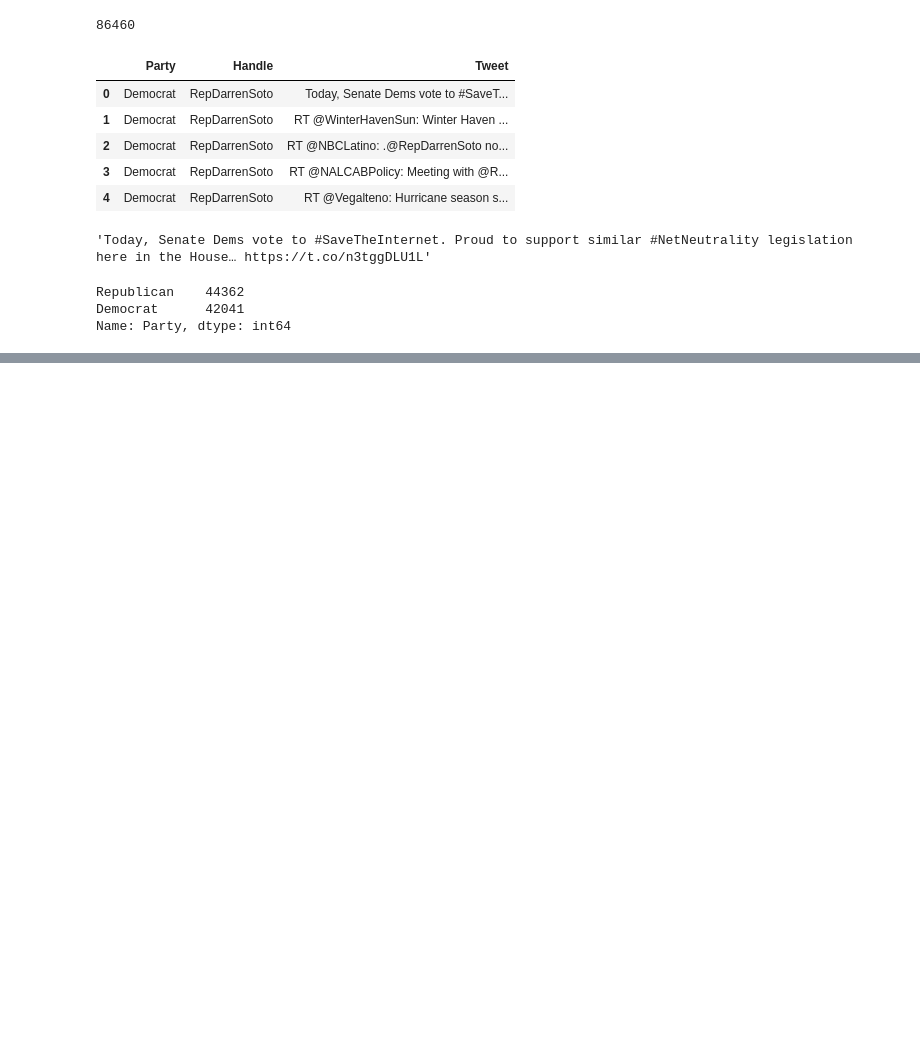
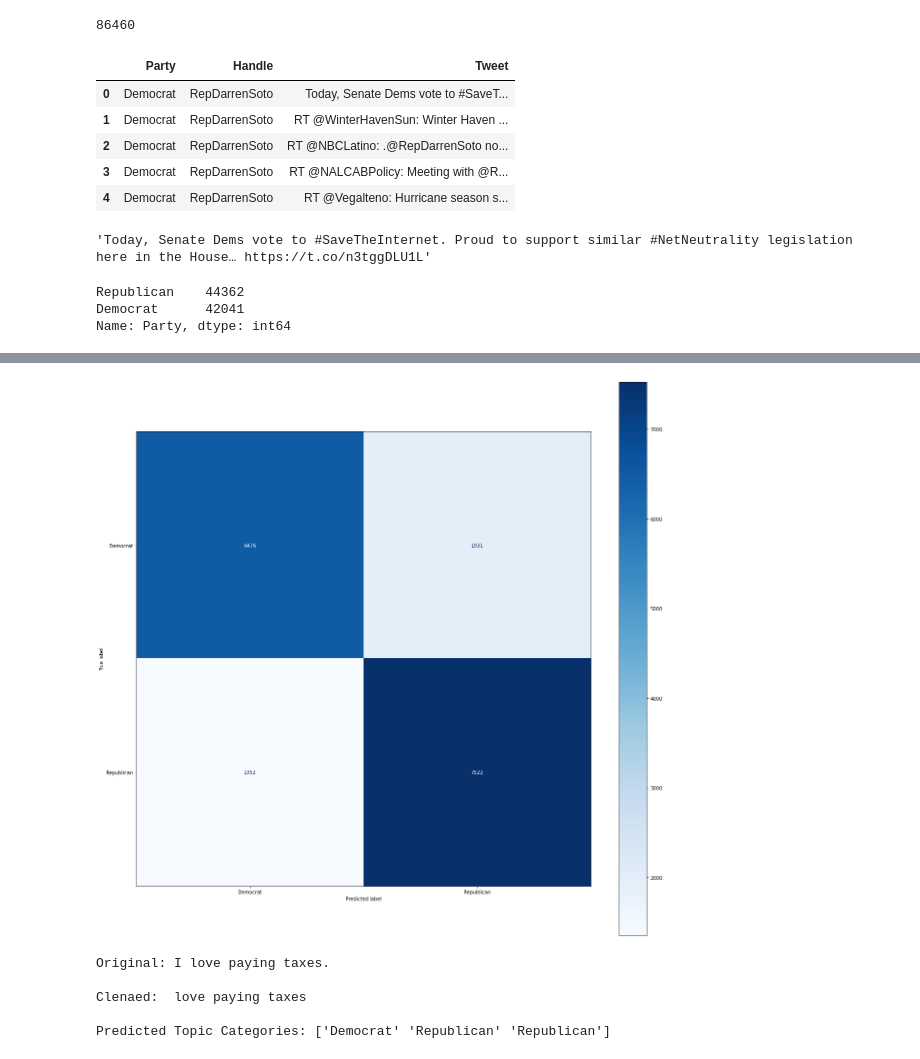
Before and after one commit to asakura000/2021-spring-data-science, a Jupyter notebook: Week7-NLP/Exercise-NLP.ipynb, the cells around one changed output, grey strips where cells are left out. Cells and saved outputs as stored; diff of their text form; code cells hidden in the pictures; blank space fills up the shorter version.

```diff
--- a/Week7-NLP/Exercise-NLP.ipynb
+++ b/Week7-NLP/Exercise-NLP.ipynb
@@ -551,0 +542,11 @@ def remove_stopwords(a_string):
+# %%
+# Initialize vectorizer using Tfidf
+vectorizer  = TfidfVectorizer()
+
+# Make vocabulary matrix
+vectorizer.fit(X)
+
+# transform documents into vectors
+X = vectorizer.transform(X)
+
+print(X.shape, type(X))
@@ -551,0 +555,24 @@ def remove_stopwords(a_string):
+# %%
+# train test split:
+
+X_train, X_test, y_train, y_test = train_test_split(
+    X, y, test_size=0.2, random_state=42)
+# %%
+# Build and train model:
+
+# initialize
+model = MultinomialNB(alpha=0.5)
+
+# fit model with training data:
+model.fit(X_train, y_train)
+
+# make prediction
+y_pred = model.predict(X_test)
+
+# make predicted probabilities of testing data:
+y_pred_prob = model.predict_proba(X_test)
+
+# accuracy:
+accuracy = model.score(X_test, y_test)
+
+print("Accuracy: ", accuracy)
@@ -551,0 +597,36 @@ def remove_stopwords(a_string):
+# %%
+# confusion matrix:
+fig, ax = plt.subplots(figsize=(21,21))
+
+disp = plot_confusion_matrix(model, X_test, y_test,
+                            display_labels=model.classes_,
+                            cmap=plt.cm.Blues, ax=ax)
+# %% [output]
+[figure, added]
+# %%
+# manual prediction:
+
+sample_txt = 'I love paying taxes.'
+# 1. Apply the text pipeline to your sentence
+
+sample_txt_clean = text_pipeline(sample_txt)
+print('Original:', sample_txt, '\n')
+print('Cleaned: ', sample_txt_clean, '\n')
+
+# 2. Transform your cleaned text using the `X = vectorizer.transform([your_text])`\
+
+words = word_tokenize(sample_txt_clean)
+X_new = vectorizer.transform(words)
+
+# 3. Use the model to predict your new `X`.
+
+y_pred_new = model.predict(X_new)
+
+# 4. Print the prediction
+print('Predicted Topic Categories:', y_pred_new)
+# %% [output]
+Original: I love paying taxes.
+
+Clenaed:  love paying taxes
+
+Predicted Topic Categories: ['Democrat' 'Republican' 'Republican']
```
Also changed, not shown: parts of 16 cells of this notebook.
